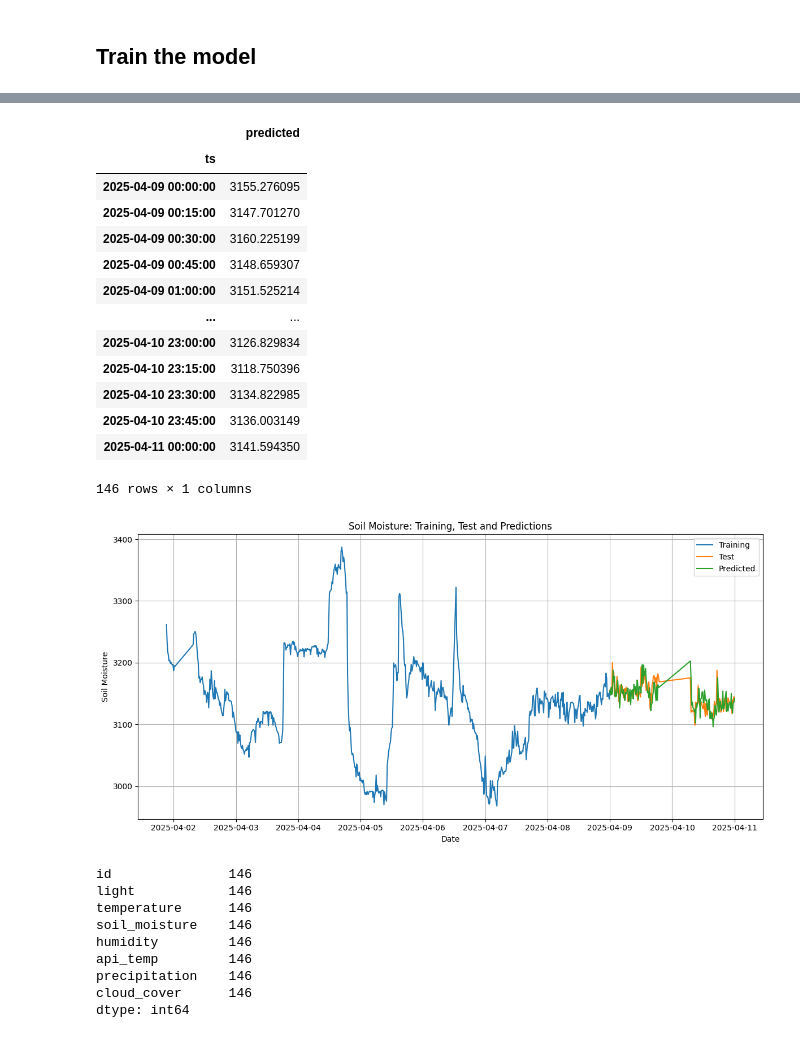
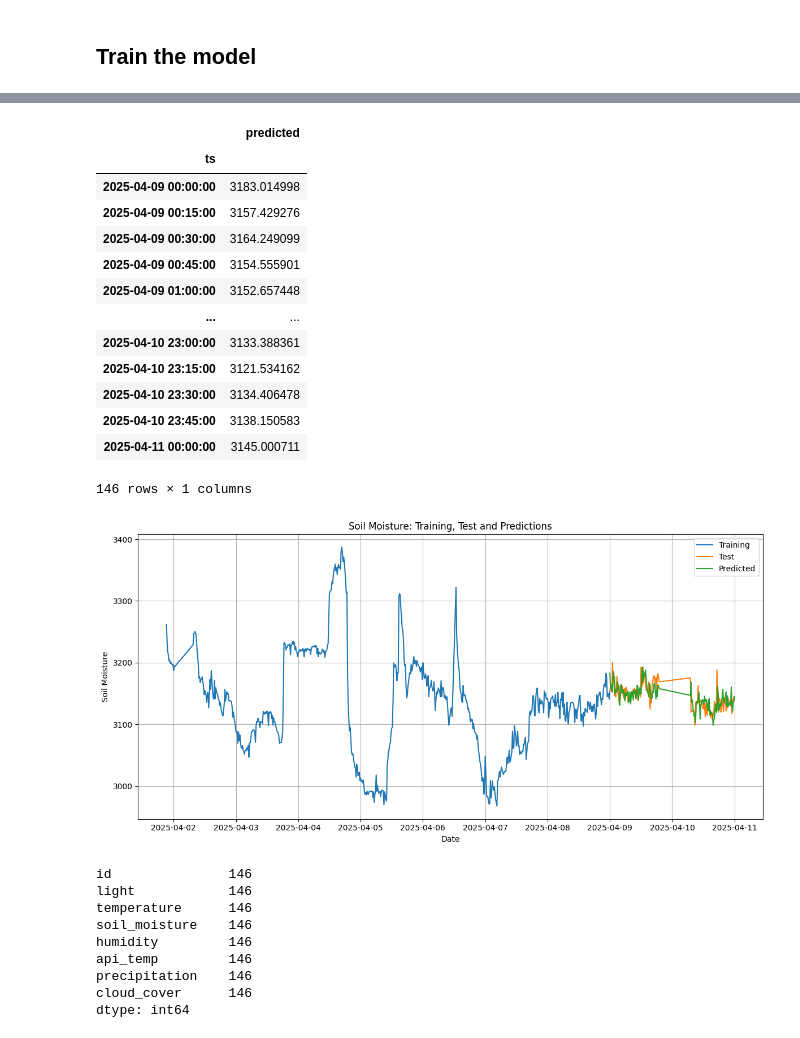
Before and after one commit to Jangsoodlor/smart-plant-pot-model, a Jupyter notebook: arimax.ipynb, the cells around one changed output, grey strips where cells are left out. Drawn from its saved outputs; the diff is of its cells as text; code cells hidden in the pictures.

```diff
--- a/arimax.ipynb
+++ b/arimax.ipynb
@@ -203,21 +225,21 @@ Warnings:
 # %%
-prediction = pd.DataFrame(results.predict(n_periods = int(test_data['soil_moisture'].count()), index=test_data.index))
+prediction = pd.DataFrame(results.predict(n_periods = int(test_data['soil_moisture'].count())+500, index=test_data.index))
 prediction.columns = ['predicted']
 prediction
 # %% [output]
 |  | predicted |
 | ts |  |
-| 2025-04-09 00:00:00 | 3155.276095 |
-| 2025-04-09 00:15:00 | 3147.701270 |
-| 2025-04-09 00:30:00 | 3160.225199 |
-| 2025-04-09 00:45:00 | 3148.659307 |
-| 2025-04-09 01:00:00 | 3151.525214 |
+| 2025-04-09 00:00:00 | 3183.014998 |
+| 2025-04-09 00:15:00 | 3157.429276 |
+| 2025-04-09 00:30:00 | 3164.249099 |
+| 2025-04-09 00:45:00 | 3154.555901 |
+| 2025-04-09 01:00:00 | 3152.657448 |
 | ... | ... |
-| 2025-04-10 23:00:00 | 3126.829834 |
-| 2025-04-10 23:15:00 | 3118.750396 |
-| 2025-04-10 23:30:00 | 3134.822985 |
-| 2025-04-10 23:45:00 | 3136.003149 |
-| 2025-04-11 00:00:00 | 3141.594350 |
+| 2025-04-10 23:00:00 | 3133.388361 |
+| 2025-04-10 23:15:00 | 3121.534162 |
+| 2025-04-10 23:30:00 | 3134.406478 |
+| 2025-04-10 23:45:00 | 3138.150583 |
+| 2025-04-11 00:00:00 | 3145.000711 |
 146 rows × 1 columns
 # %%
 plt.figure(figsize=(12, 6))
@@ -234,7 +256,7 @@ plt.grid(True)
 plt.tight_layout()
 plt.show()
 # %% [output]
-[figure, old version]
+[figure, new version]
 # %%
 test_data.count()
 # %% [output]
```
Also changed, not shown: parts of 10 cells of this notebook, 2 other files.
